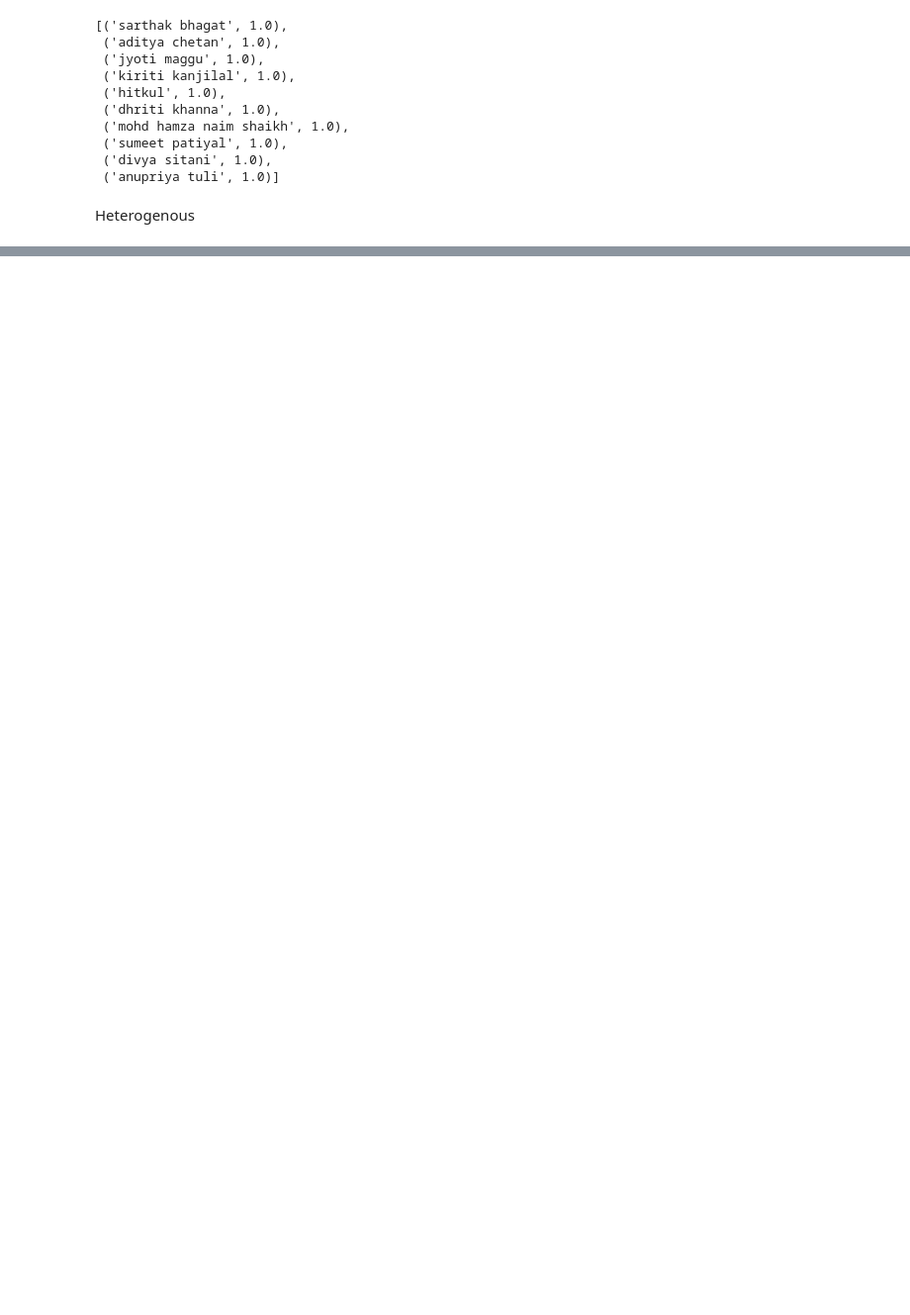
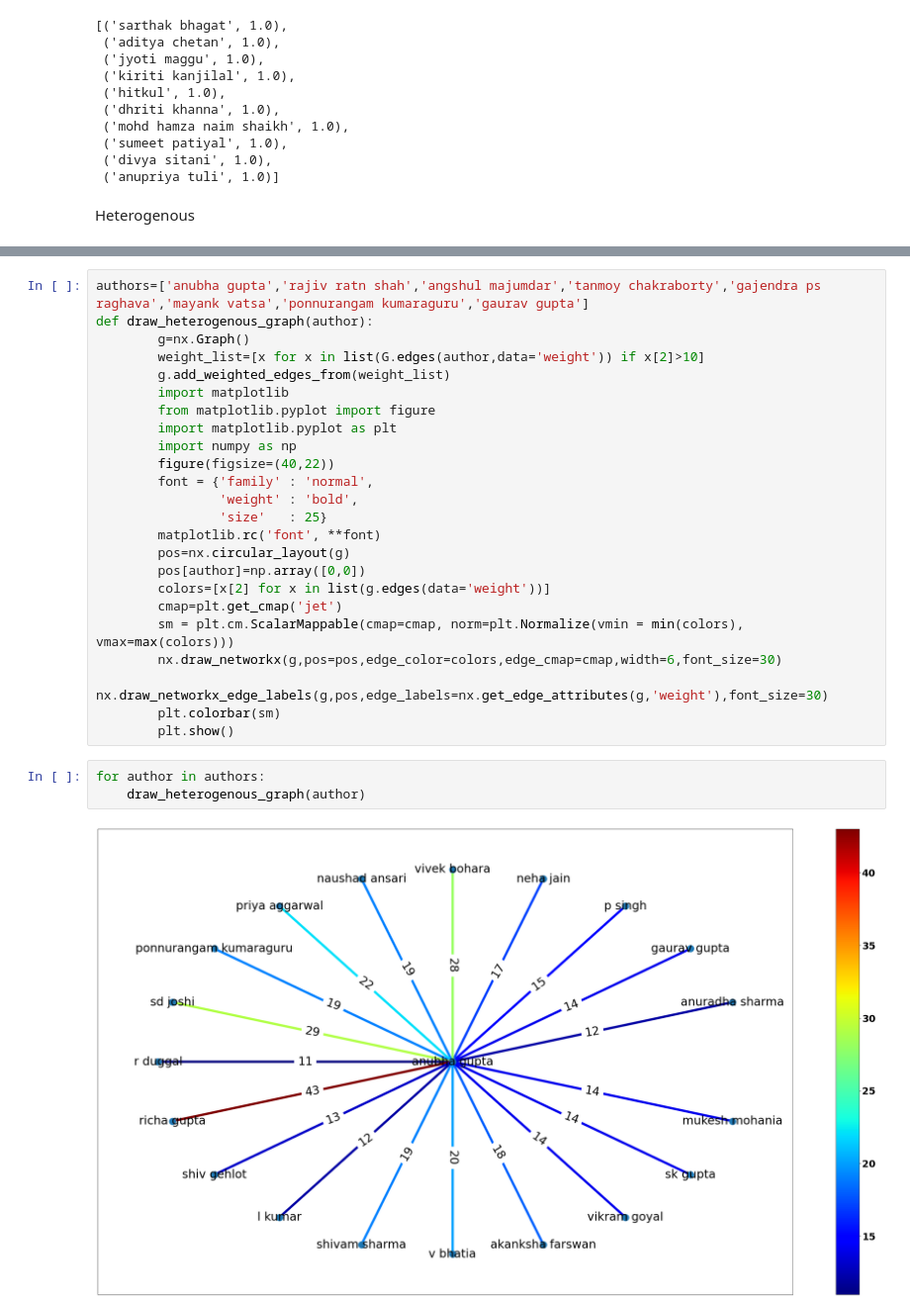
Before and after one commit to rohanj-02/IR-Project, a Jupyter notebook: metrics.ipynb, the cells around one changed output, grey strips where cells are left out. Shown at 99% size. Drawn from its saved outputs; the diff is of its cells as text; blank space fills up the shorter version.

```diff
--- a/metrics.ipynb
+++ b/metrics.ipynb
@@ -210,0 +214,29 @@ for author in authors:
+# %%
+authors=['anubha gupta','rajiv ratn shah','angshul majumdar','tanmoy chakraborty','gajendra ps raghava','mayank vatsa','ponnurangam kumaraguru','gaurav gupta']
+def draw_heterogenous_graph(author):
+        g=nx.Graph()
+        weight_list=[x for x in list(G.edges(author,data='weight')) if x[2]>10]
+        g.add_weighted_edges_from(weight_list)
+        import matplotlib
+        from matplotlib.pyplot import figure
+        import matplotlib.pyplot as plt
+        import numpy as np
+        figure(figsize=(40,22))
+        font = {'family' : 'normal',
+                'weight' : 'bold',
+                'size'   : 25}
+        matplotlib.rc('font', **font)
+        pos=nx.circular_layout(g)
+        pos[author]=np.array([0,0])
+        colors=[x[2] for x in list(g.edges(data='weight'))]
+        cmap=plt.get_cmap('jet')
+        sm = plt.cm.ScalarMappable(cmap=cmap, norm=plt.Normalize(vmin = min(colors), vmax=max(colors)))
+        nx.draw_networkx(g,pos=pos,edge_color=colors,edge_cmap=cmap,width=6,font_size=30)
+        nx.draw_networkx_edge_labels(g,pos,edge_labels=nx.get_edge_attributes(g,'weight'),font_size=30)
+        plt.colorbar(sm)
+        plt.show()
+# %%
+for author in authors:
+    draw_heterogenous_graph(author)
+# %% [output]
+[figure, added]
```
Also changed, not shown: parts of 13 cells of this notebook, 5 other files.
